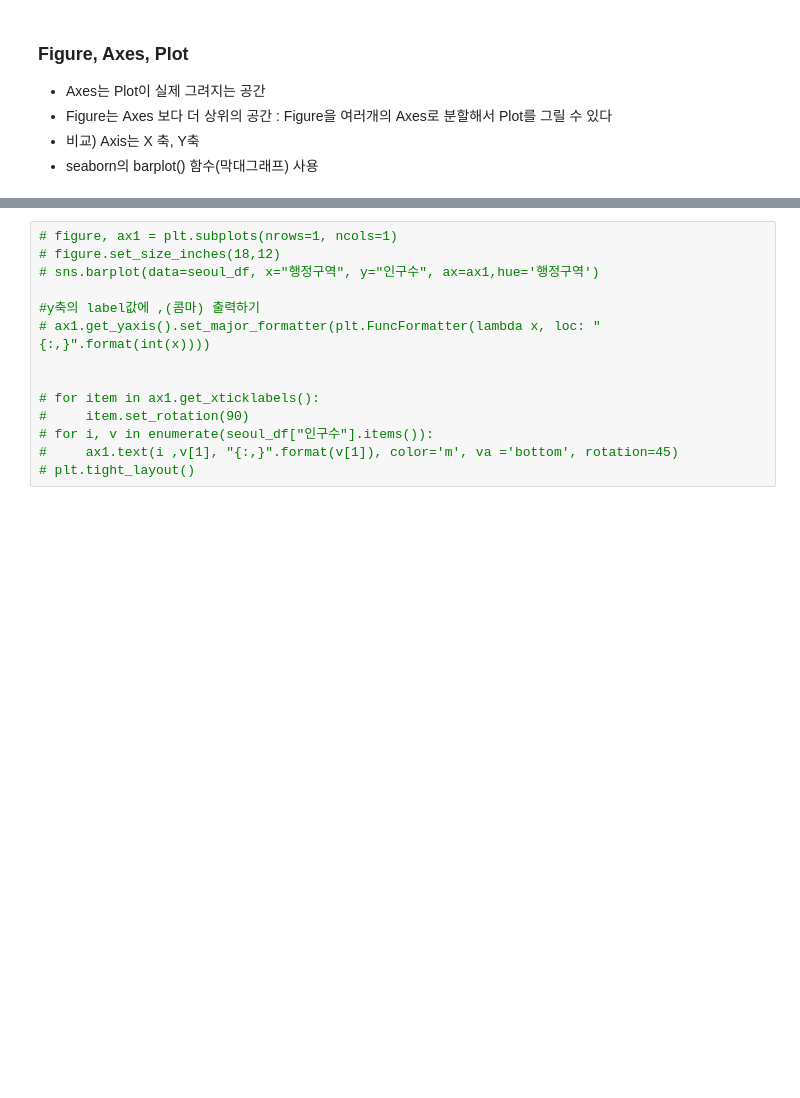
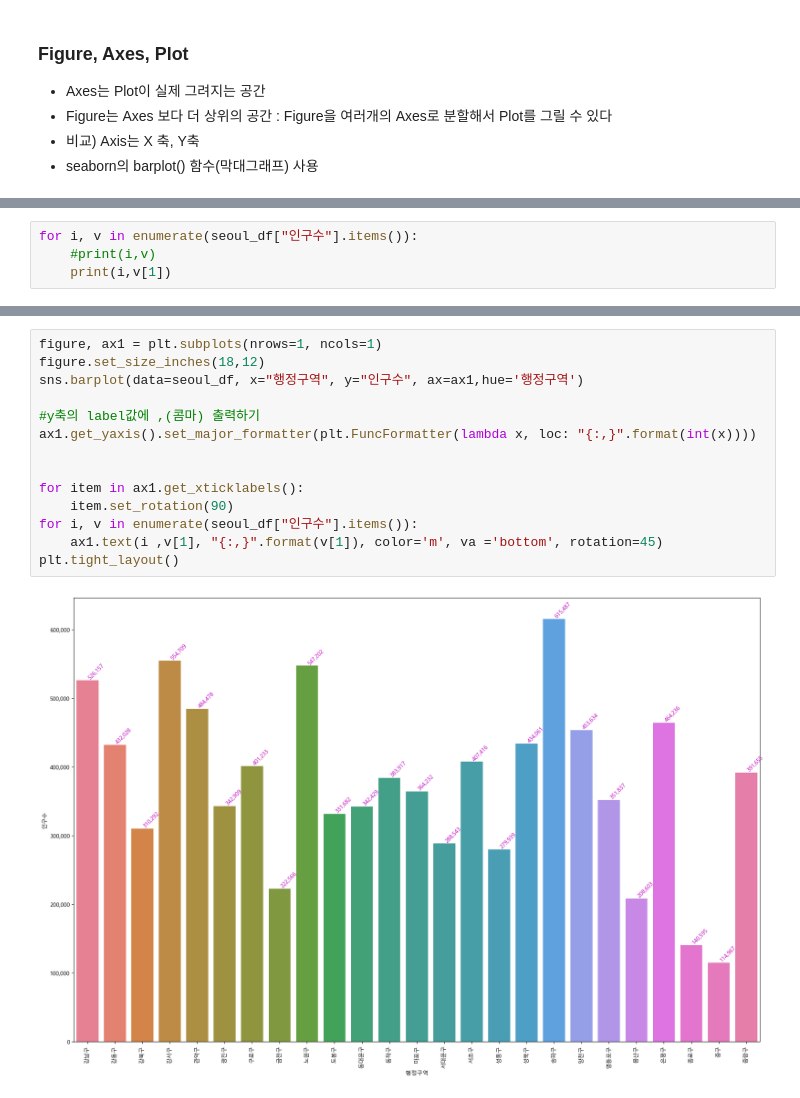
Before and after one commit to aha-ho/Python-Webscraping-Analysis, a Jupyter notebook: 03.행정구역정보_분석과시각화.ipynb, the cells around one changed output, grey strips where cells are left out. Drawn from its saved outputs; the diff is of its cells as text; blank space fills up the shorter version.

```diff
--- a/03.행정구역정보_분석과시각화.ipynb
+++ b/03.행정구역정보_분석과시각화.ipynb
@@ -864,0 +1028,4 @@ show_pop_area('경기도')
+# %%
+for i, v in enumerate(seoul_df["인구수"].items()):
+    #print(i,v)
+    print(i,v[1])
@@ -865,14 +1050,16 @@ show_pop_area('경기도')
 # %%
-# figure, ax1 = plt.subplots(nrows=1, ncols=1)
-# figure.set_size_inches(18,12)
-# sns.barplot(data=seoul_df, x="행정구역", y="인구수", ax=ax1,hue='행정구역')
+figure, ax1 = plt.subplots(nrows=1, ncols=1)
+figure.set_size_inches(18,12)
+sns.barplot(data=seoul_df, x="행정구역", y="인구수", ax=ax1,hue='행정구역')
 
 #y축의 label값에 ,(콤마) 출력하기
-# ax1.get_yaxis().set_major_formatter(plt.FuncFormatter(lambda x, loc: "{:,}".format(int(x))))
+ax1.get_yaxis().set_major_formatter(plt.FuncFormatter(lambda x, loc: "{:,}".format(int(x))))
 
 
-# for item in ax1.get_xticklabels():
-#     item.set_rotation(90)
-# for i, v in enumerate(seoul_df["인구수"].items()):
-#     ax1.text(i ,v[1], "{:,}".format(v[1]), color='m', va ='bottom', rotation=45)
-# plt.tight_layout()
+for item in ax1.get_xticklabels():
+    item.set_rotation(90)
+for i, v in enumerate(seoul_df["인구수"].items()):
+    ax1.text(i ,v[1], "{:,}".format(v[1]), color='m', va ='bottom', rotation=45)
+plt.tight_layout()
+# %% [output]
+[figure, added]
```
Also changed, not shown: parts of 21 cells of this notebook, 7 other files.
